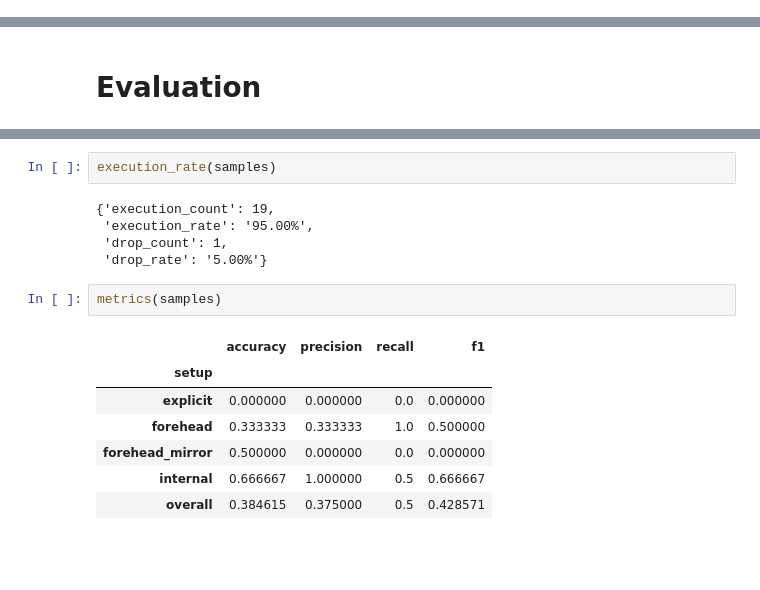
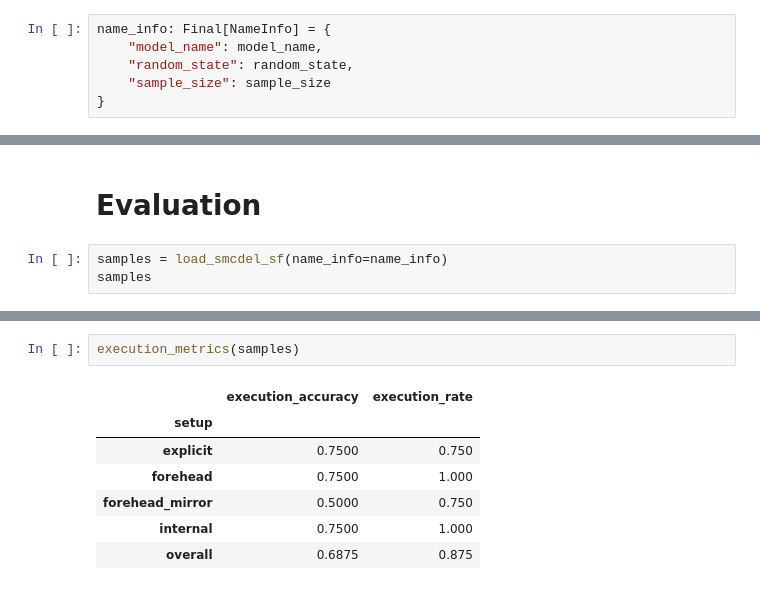
Before and after one commit to RutaTang/ToM-LM, a Jupyter notebook: main.ipynb, the cells around one changed output, grey strips where cells are left out. Drawn from its saved outputs; the diff is of its cells as text; blank space fills up the shorter version.

Commit message:
Add execution metrics/graph and result distribution graph

```diff
--- a/main.ipynb
+++ b/main.ipynb
@@ -18,3 +26,9 @@ sample_size: Final[int] = 20
+# %%
+name_info: Final[NameInfo] = {
+    "model_name": model_name,
+    "random_state": random_state,
+    "sample_size": sample_size
+}
 # %% [markdown]
 # Data
 # %% [markdown]
@@ -246,2 +279,5 @@ load_smcdel_sf()
 # %% [markdown]
 # Evaluation
+# %%
+samples = load_smcdel_sf(name_info=name_info)
+samples
@@ -305,18 +339,11 @@ def metrics(df: pd.DataFrame) -> pd.DataFrame:
     return mdf
-# %%
-execution_rate(samples)
-# %% [output]
-{'execution_count': 19,
- 'execution_rate': '95.00%',
- 'drop_count': 1,
- 'drop_rate': '5.00%'}
 # %%
-metrics(samples)
+execution_metrics(samples)
 # %% [output]
-|  | accuracy | precision | recall | f1 |
-| setup |  |  |  |  |
-| explicit | 0.000000 | 0.000000 | 0.0 | 0.000000 |
-| forehead | 0.333333 | 0.333333 | 1.0 | 0.500000 |
-| forehead_mirror | 0.500000 | 0.000000 | 0.0 | 0.000000 |
-| internal | 0.666667 | 1.000000 | 0.5 | 0.666667 |
-| overall | 0.384615 | 0.375000 | 0.5 | 0.428571 |
+|  | execution_accuracy | execution_rate |
+| setup |  |  |
+| explicit | 0.7500 | 0.750 |
+| forehead | 0.7500 | 1.000 |
+| forehead_mirror | 0.5000 | 0.750 |
+| internal | 0.7500 | 1.000 |
+| overall | 0.6875 | 0.875 |
```
Also changed, not shown: parts of 21 cells of this notebook, 10 other files.
